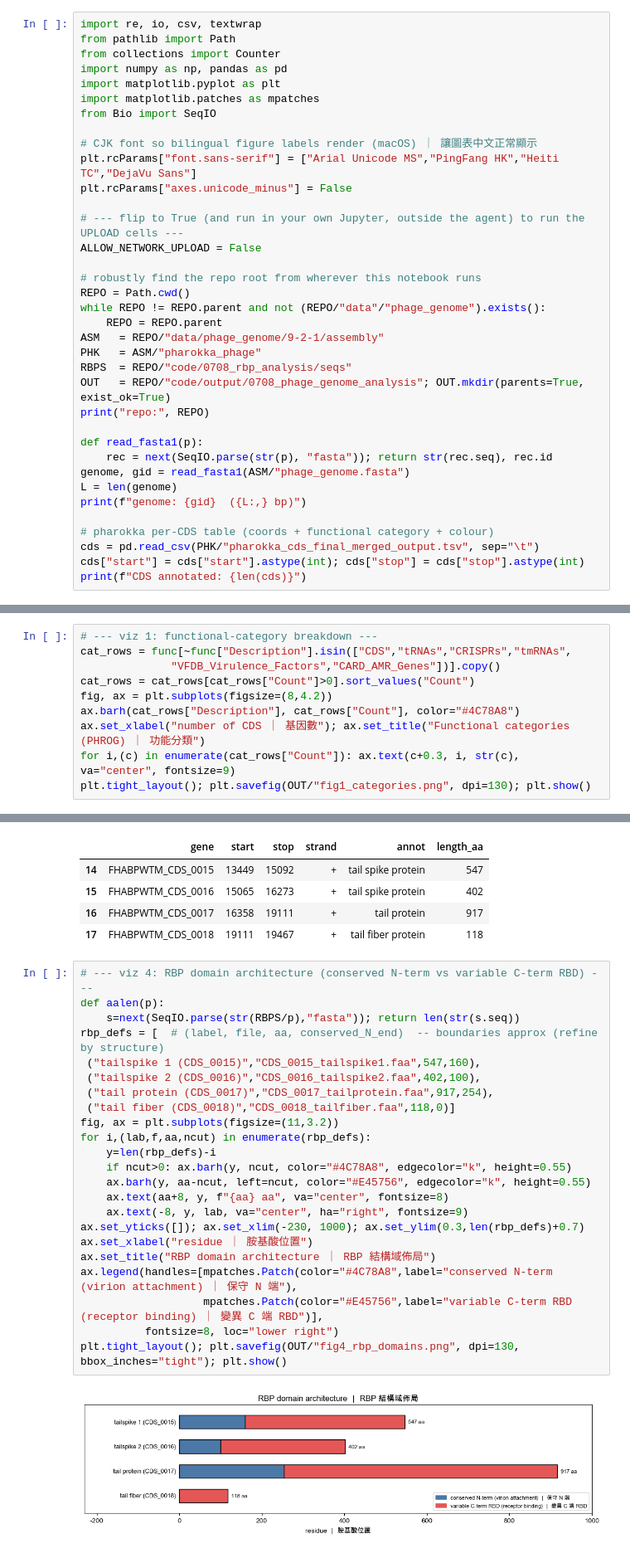
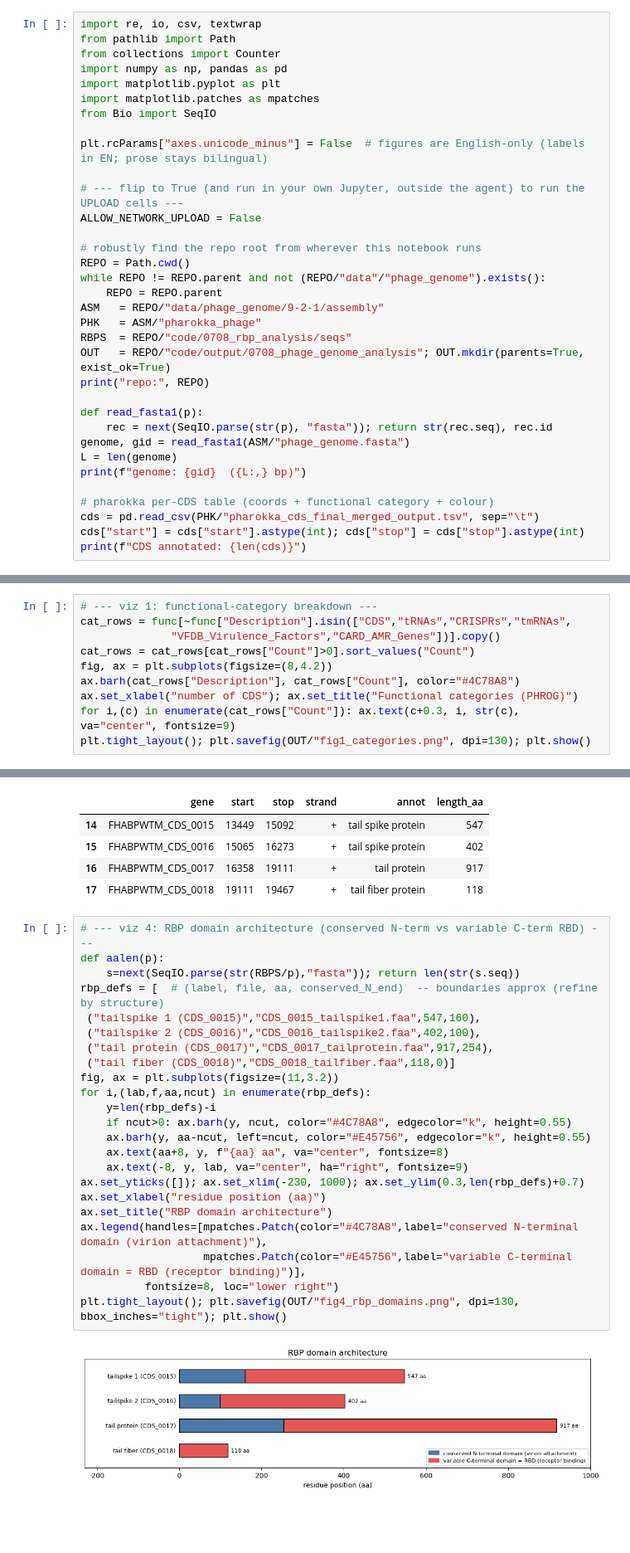
Before and after one commit to A1ex-Ch3n/igem-2026, a Jupyter notebook: code/0708_phage_genome_analysis.ipynb, the cells around one changed output, grey strips where cells are left out. Shown at 83% size. Cells and saved outputs as stored; diff of their text form; blank space fills up the shorter version.

```diff
--- a/code/0708_phage_genome_analysis.ipynb
+++ b/code/0708_phage_genome_analysis.ipynb
@@ -33,9 +33,7 @@ import matplotlib.pyplot as plt
 import matplotlib.patches as mpatches
 from Bio import SeqIO
 
-# CJK font so bilingual figure labels render (macOS) ｜ 讓圖表中文正常顯示
-plt.rcParams["font.sans-serif"] = ["Arial Unicode MS","PingFang HK","Heiti TC","DejaVu Sans"]
-plt.rcParams["axes.unicode_minus"] = False
+plt.rcParams["axes.unicode_minus"] = False  # figures are English-only (labels in EN; prose stays bilingual)
 
 # --- flip to True (and run in your own Jupyter, outside the agent) to run the UPLOAD cells ---
 ALLOW_NETWORK_UPLOAD = False
@@ -113,7 +111,7 @@ cat_rows = func[~func["Description"].isin(["CDS","tRNAs","CRISPRs","tmRNAs",
 cat_rows = cat_rows[cat_rows["Count"]>0].sort_values("Count")
 fig, ax = plt.subplots(figsize=(8,4.2))
 ax.barh(cat_rows["Description"], cat_rows["Count"], color="#4C78A8")
-ax.set_xlabel("number of CDS ｜ 基因數"); ax.set_title("Functional categories (PHROG) ｜ 功能分類")
+ax.set_xlabel("number of CDS"); ax.set_title("Functional categories (PHROG)")
 for i,(c) in enumerate(cat_rows["Count"]): ax.text(c+0.3, i, str(c), va="center", fontsize=9)
 plt.tight_layout(); plt.savefig(OUT/"fig1_categories.png", dpi=130); plt.show()
 # %% [output]
@@ -292,25 +322,25 @@ Tail / RBP module:
 # %%
 # --- viz 4: RBP domain architecture (conserved N-term vs variable C-term RBD) ---
 def aalen(p):
     s=next(SeqIO.parse(str(RBPS/p),"fasta")); return len(str(s.seq))
 rbp_defs = [  # (label, file, aa, conserved_N_end)  -- boundaries approx (refine by structure)
  ("tailspike 1 (CDS_0015)","CDS_0015_tailspike1.faa",547,160),
  ("tailspike 2 (CDS_0016)","CDS_0016_tailspike2.faa",402,100),
  ("tail protein (CDS_0017)","CDS_0017_tailprotein.faa",917,254),
  ("tail fiber (CDS_0018)","CDS_0018_tailfiber.faa",118,0)]
 fig, ax = plt.subplots(figsize=(11,3.2))
 for i,(lab,f,aa,ncut) in enumerate(rbp_defs):
     y=len(rbp_defs)-i
     if ncut>0: ax.barh(y, ncut, color="#4C78A8", edgecolor="k", height=0.55)
     ax.barh(y, aa-ncut, left=ncut, color="#E45756", edgecolor="k", height=0.55)
     ax.text(aa+8, y, f"{aa} aa", va="center", fontsize=8)
     ax.text(-8, y, lab, va="center", ha="right", fontsize=9)
 ax.set_yticks([]); ax.set_xlim(-230, 1000); ax.set_ylim(0.3,len(rbp_defs)+0.7)
-ax.set_xlabel("residue ｜ 胺基酸位置")
-ax.set_title("RBP domain architecture ｜ RBP 結構域佈局")
-ax.legend(handles=[mpatches.Patch(color="#4C78A8",label="conserved N-term (virion attachment) ｜ 保守 N 端"),
-                   mpatches.Patch(color="#E45756",label="variable C-term RBD (receptor binding) ｜ 變異 C 端 RBD")],
+ax.set_xlabel("residue position (aa)")
+ax.set_title("RBP domain architecture")
+ax.legend(handles=[mpatches.Patch(color="#4C78A8",label="conserved N-terminal domain (virion attachment)"),
+                   mpatches.Patch(color="#E45756",label="variable C-terminal domain = RBD (receptor binding)")],
           fontsize=8, loc="lower right")
 plt.tight_layout(); plt.savefig(OUT/"fig4_rbp_domains.png", dpi=130, bbox_inches="tight"); plt.show()
 # %% [output]
-[figure, old version]
+[figure, new version]
```
Also changed, not shown: parts of 9 cells of this notebook, 5 other files.
